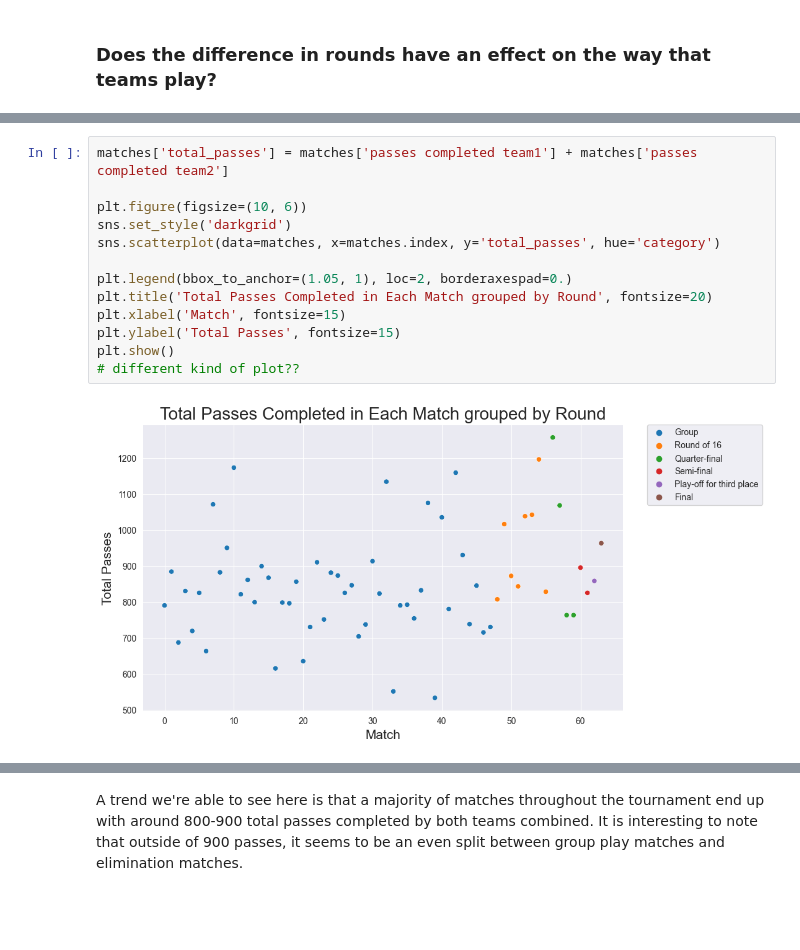
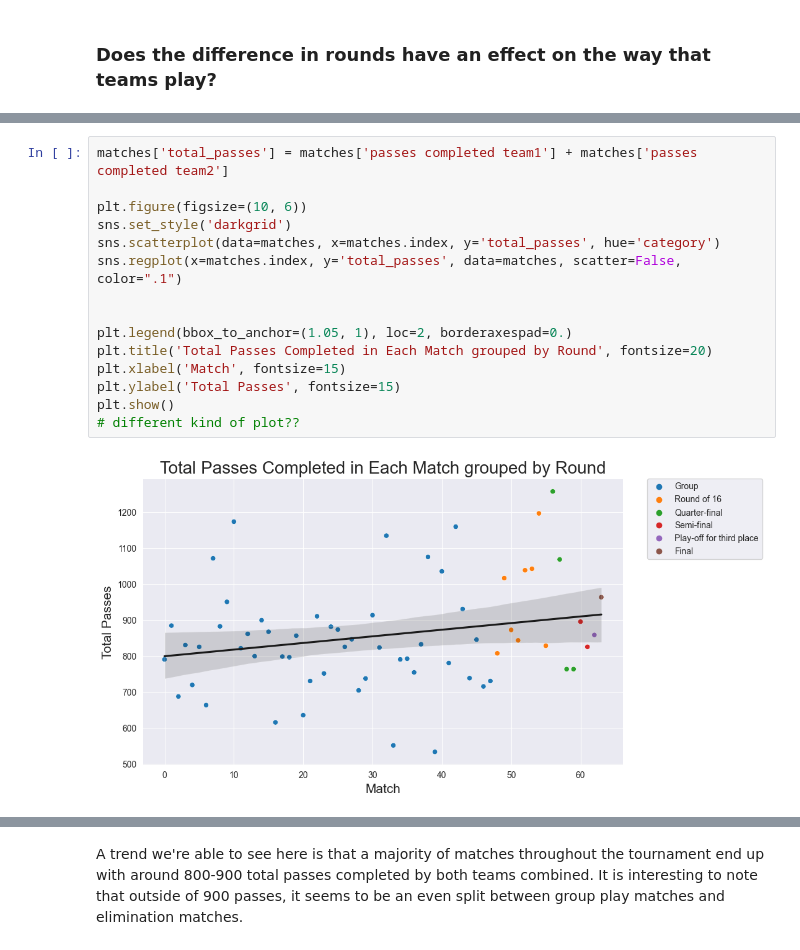
Before and after one commit to ccvale/2022-Qatar-World-Cup-Analysis, a Jupyter notebook: worldcup.ipynb, the cells around one changed output, grey strips where cells are left out. Saved outputs shown, nothing was run; the diff lists cells and outputs as text; blank space fills up the shorter version.

```diff
--- a/worldcup.ipynb
+++ b/worldcup.ipynb
@@ -799,18 +672,20 @@ plt.show()
 # %%
 matches['total_passes'] = matches['passes completed team1'] + matches['passes completed team2']
 
 plt.figure(figsize=(10, 6))
 sns.set_style('darkgrid')
 sns.scatterplot(data=matches, x=matches.index, y='total_passes', hue='category')
+sns.regplot(x=matches.index, y='total_passes', data=matches, scatter=False, color=".1")
+
 
 plt.legend(bbox_to_anchor=(1.05, 1), loc=2, borderaxespad=0.)
 plt.title('Total Passes Completed in Each Match grouped by Round', fontsize=20)
 plt.xlabel('Match', fontsize=15)
 plt.ylabel('Total Passes', fontsize=15)
 plt.show()
 # different kind of plot??
 # %% [output]
-[figure, old version]
+[figure, new version]
 # %%
 matches['total_fouls'] = matches['fouls against team1'] + matches['fouls against team2']
 
```
Also changed, not shown: parts of 29 cells of this notebook, 2 other files.
